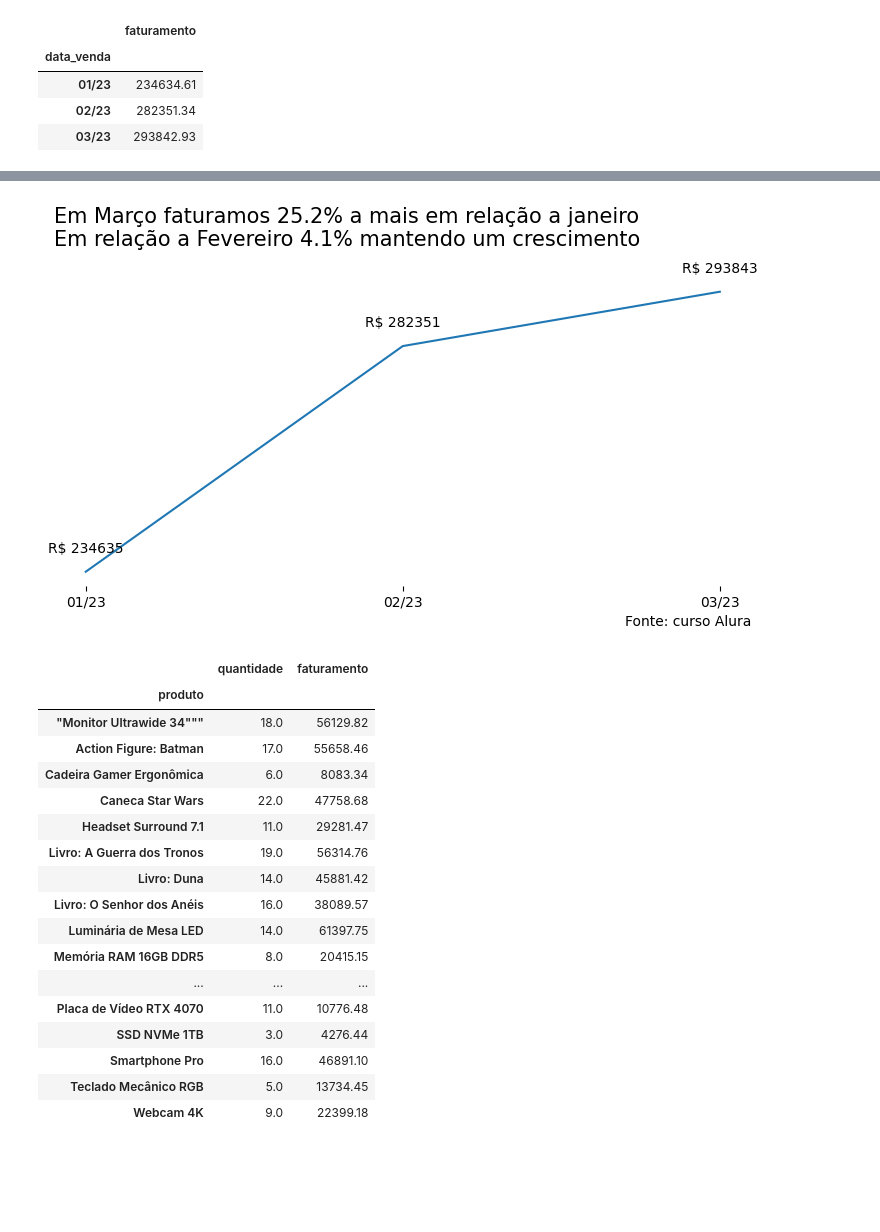
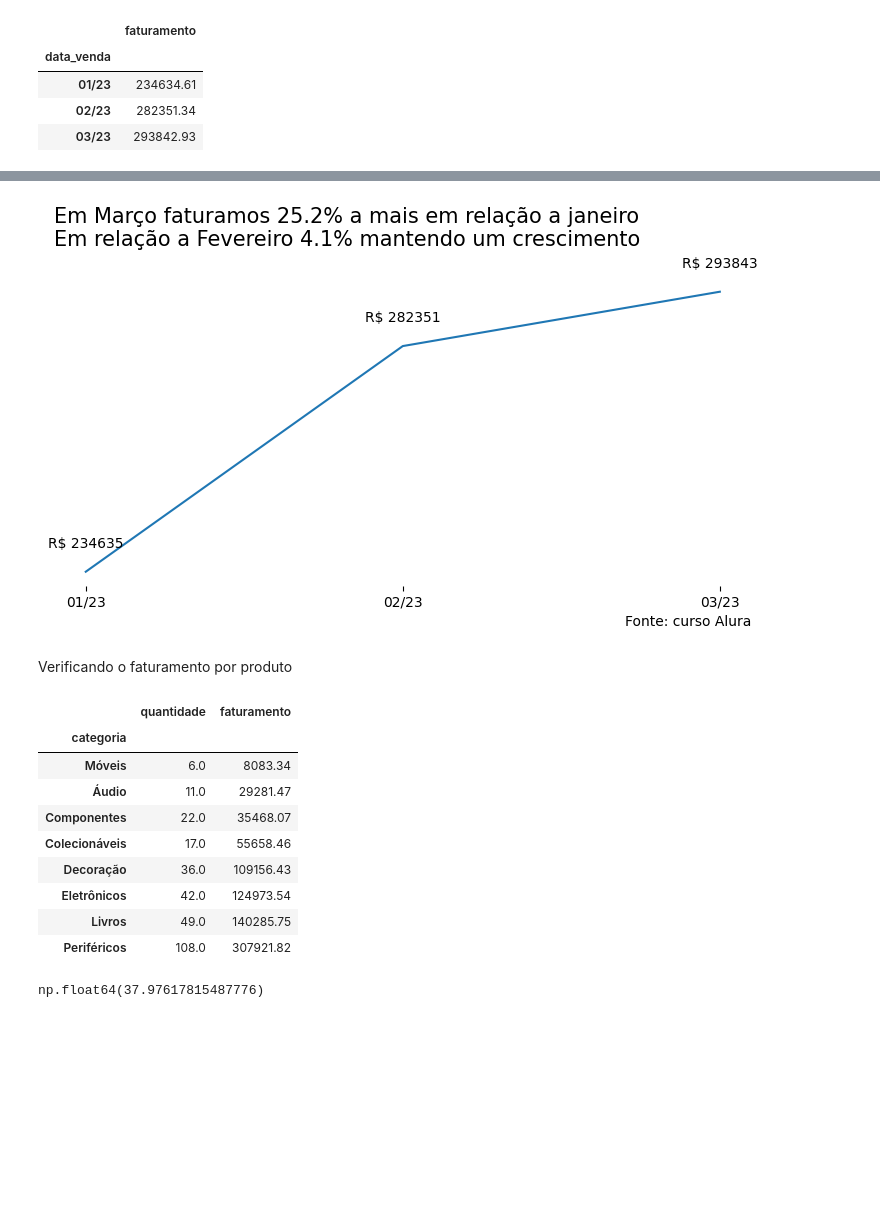
Before and after one commit to LeonardoR-Silva/Analise_ZOOP_Megastore, a Jupyter notebook: Analise_ZOOP_Megastore.ipynb, the cells around one changed output, grey strips where cells are left out. Cells and saved outputs as stored; diff of their text form; code cells hidden in the pictures; blank space fills up the shorter version.

```diff
--- a/Analise_ZOOP_Megastore.ipynb
+++ b/Analise_ZOOP_Megastore.ipynb
@@ -179,6 +179,10 @@ dados_vendas
 | 118 | 60 | 2023-02-22 | 143 | 4 | "Monitor Ultrawide 34""" | Periféricos | 3904.65 | 4.0 |
 | 119 | 92 | 2023-01-30 | 124 | 4 | "Monitor Ultrawide 34""" | Periféricos | 208.20 | 3.0 |
 120 rows × 8 columns
+# %%
+dados_vendas['id_venda'] = dados_vendas['id_venda'].astype('int64')
+dados_vendas['id_cliente'] = dados_vendas['id_cliente'].astype('int64')
+dados_vendas['id_produto'] = dados_vendas['id_produto'].astype('int64')
 # %%
 dados_vendas.info()
 # %% [output]
@@ -246,52 +249,48 @@ Index(['01/23', '02/23', '03/23'], dtype='object', name='data_venda')
 # %%
 cores = []
 
 for mes in faturamento_mensal.index:
   if mes == '03/23':
     cores.append('green')
   else:
     cores.append('silver')
 
 fig , ax = plt.subplots(figsize = (9,4))
 
 ax.set_title(f'Em Março faturamos {crescimento_1:.1f}% a mais em relação a janeiro\nEm relação a Fevereiro {crescimento_2:.1f}% mantendo um crescimento\n', loc='left', fontsize=15 )
 
 ax.plot(faturamento_mensal.faturamento.index, faturamento_mensal.faturamento.values)
 
 for mes, v in zip(faturamento_mensal.faturamento.index, faturamento_mensal.faturamento.values):
-  ax.text( mes, v+4000, f'R$ {v:.0f}', fontsize = 10, ha= 'center')
+  ax.text( mes, v+5000, f'R$ {v:.0f}', fontsize = 10, ha= 'center')
 
 ax.set_xlabel('Fonte: curso Alura',  fontsize = 10, loc = 'right')
 ax.spines[:].set_visible(False)
 ax.set_yticks([])
 ax.grid(False)
 imagem = ax.get_figure()
 imagem.savefig('faturamento_mensal.png',transparent=False, dpi = 300, bbox_inches= 'tight')
 plt.show()
 # %% [output]
-[figure, old version]
+[figure, new version]
+# %% [markdown]
+Verificando o faturamento por produto
 # %%
-dados_vendas.groupby(by = 'produto')[['quantidade','faturamento']].sum()
+faturamento_categoria = dados_vendas.groupby(by = 'categoria')[['quantidade','faturamento']].sum().sort_values(by='faturamento')
+faturamento_categoria
 # %% [output]
 |  | quantidade | faturamento |
-| produto |  |  |
-| "Monitor Ultrawide 34""" | 18.0 | 56129.82 |
-| Action Figure: Batman | 17.0 | 55658.46 |
-| Cadeira Gamer Ergonômica | 6.0 | 8083.34 |
-| Caneca Star Wars | 22.0 | 47758.68 |
-| Headset Surround 7.1 | 11.0 | 29281.47 |
-| Livro: A Guerra dos Tronos | 19.0 | 56314.76 |
-| Livro: Duna | 14.0 | 45881.42 |
-| Livro: O Senhor dos Anéis | 16.0 | 38089.57 |
-| Luminária de Mesa LED | 14.0 | 61397.75 |
-| Memória RAM 16GB DDR5 | 8.0 | 20415.15 |
-| ... | ... | ... |
-| Placa de Vídeo RTX 4070 | 11.0 | 10776.48 |
-| SSD NVMe 1TB | 3.0 | 4276.44 |
-| Smartphone Pro | 16.0 | 46891.10 |
-| Teclado Mecânico RGB | 5.0 | 13734.45 |
-| Webcam 4K | 9.0 | 22399.18 |
+| categoria |  |  |
+| Móveis | 6.0 | 8083.34 |
+| Áudio | 11.0 | 29281.47 |
+| Componentes | 22.0 | 35468.07 |
+| Colecionáveis | 17.0 | 55658.46 |
+| Decoração | 36.0 | 109156.43 |
+| Eletrônicos | 42.0 | 124973.54 |
+| Livros | 49.0 | 140285.75 |
+| Periféricos | 108.0 | 307921.82 |
-# %% [markdown]
-#
-# %% [markdown]
-#
+# %%
+faturamento_categoria['perc'] = faturamento_categoria.faturamento*100/ faturamento_categoria.faturamento.sum()
+faturamento_categoria.perc.values[-1]
+# %% [output]
+np.float64(37.97617815487776)
```
Also changed, not shown: parts of 16 cells of this notebook.
